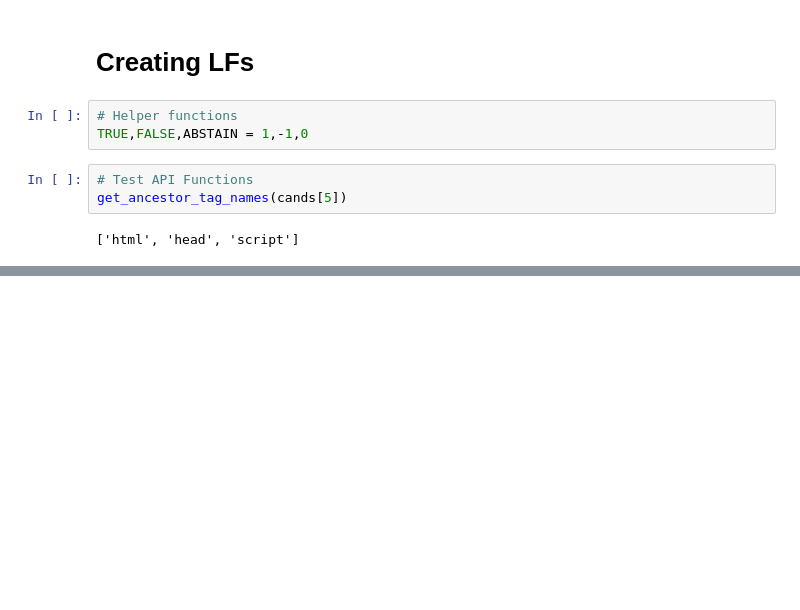
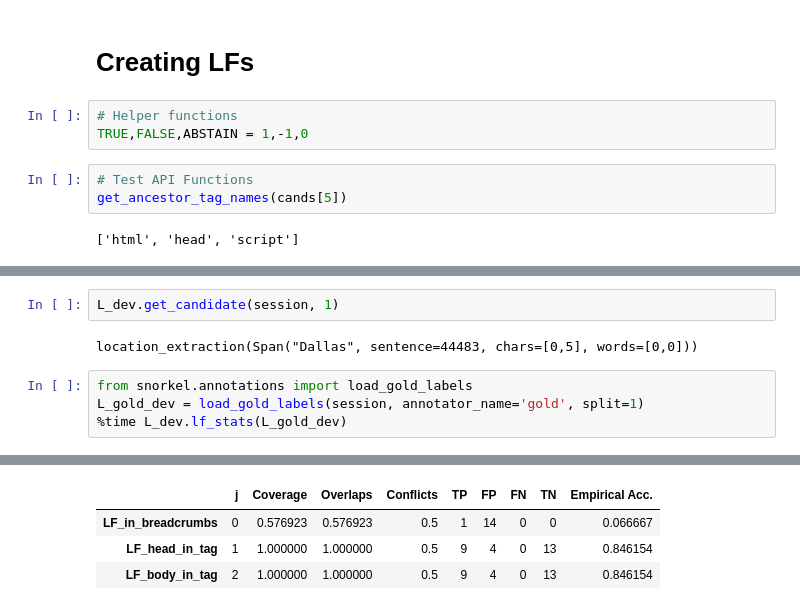
Before and after one commit to CHTAP/extractors, a Jupyter notebook: src/Location_Extractor_Dev_Notebook.ipynb, the cells around one changed output, grey strips where cells are left out. Saved outputs shown, nothing was run; the diff lists cells and outputs as text; blank space fills up the shorter version.

```diff
--- a/src/Location_Extractor_Dev_Notebook.ipynb
+++ b/src/Location_Extractor_Dev_Notebook.ipynb
@@ -317,0 +357,9 @@ lfs_location = [LF_in_breadcrumbs, LF_head_in_tag]
+# %%
+L_dev.get_candidate(session, 1)
+# %% [output]
+location_extraction(Span("Dallas", sentence=44483, chars=[0,5], words=[0,0]))
+# %%
+from snorkel.annotations import load_gold_labels
+L_gold_dev = load_gold_labels(session, annotator_name='gold', split=1)
+%time L_dev.lf_stats(L_gold_dev)
+# %% [output]
@@ -317,0 +368,4 @@ lfs_location = [LF_in_breadcrumbs, LF_head_in_tag]
+|  | j | Coverage | Overlaps | Conflicts | TP | FP | FN | TN | Empirical Acc. |
+| LF_in_breadcrumbs | 0 | 0.576923 | 0.576923 | 0.5 | 1 | 14 | 0 | 0 | 0.066667 |
+| LF_head_in_tag | 1 | 1.000000 | 1.000000 | 0.5 | 9 | 4 | 0 | 13 | 0.846154 |
+| LF_body_in_tag | 2 | 1.000000 | 1.000000 | 0.5 | 9 | 4 | 0 | 13 | 0.846154 |
```
Also changed, not shown: parts of 21 cells of this notebook.
